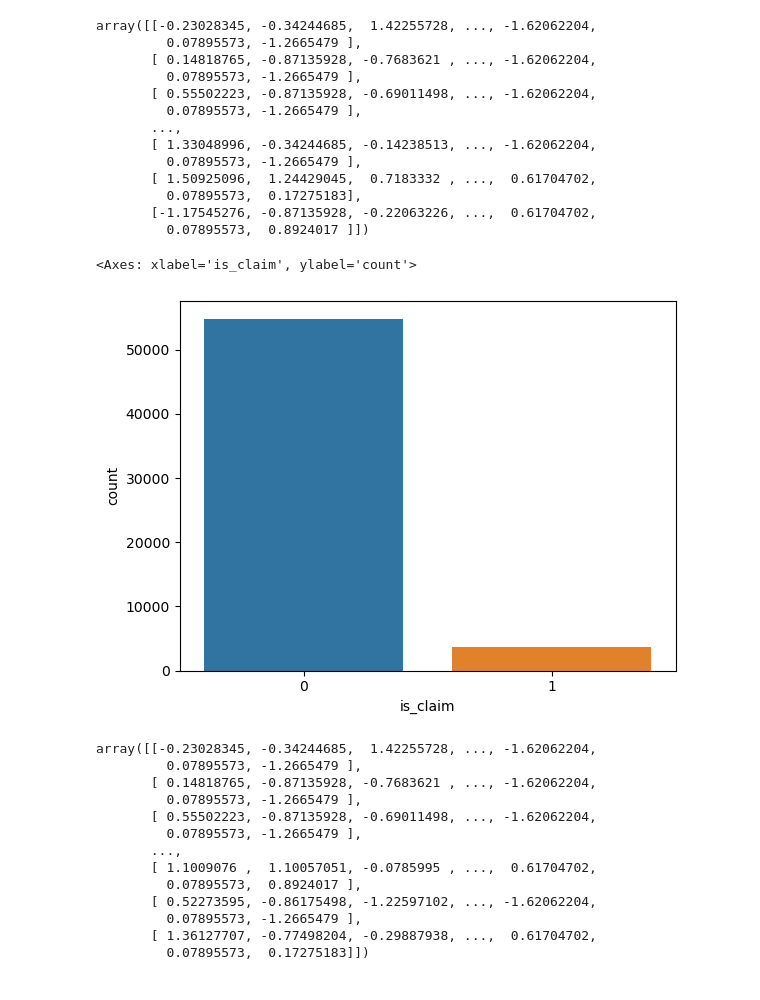
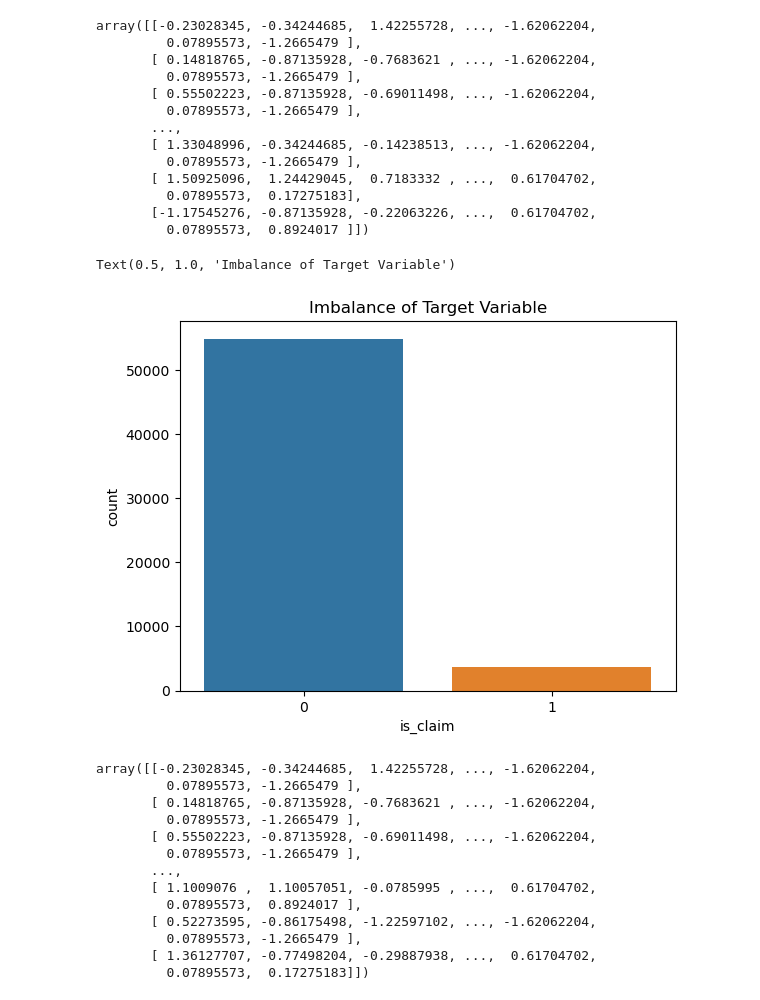
Before and after one commit to Chimmz/car-insurance-claim-prediction, a Jupyter notebook: car_insurance_model.ipynb, the cells around one changed output. Cells and saved outputs as stored; diff of their text form; code cells hidden in the pictures.

```diff
--- a/car_insurance_model.ipynb
+++ b/car_insurance_model.ipynb
@@ -470,9 +492,10 @@ array([[-0.23028345, -0.34244685,  1.42255728, ..., -1.62062204,
          0.07895573,  0.8924017 ]])
 # %%
 sns.countplot(x='is_claim', data=df)
+plt.title('Imbalance of Target Variable')
 # %% [output]
-<Axes: xlabel='is_claim', ylabel='count'>
+Text(0.5, 1.0, 'Imbalance of Target Variable')
-[figure, old version]
+[figure, new version]
 # %%
 # SMOTE - Synthetic Minority Over-sampling Technique
 from imblearn.over_sampling import SMOTE
```
Also changed, not shown: parts of 5 cells of this notebook.
